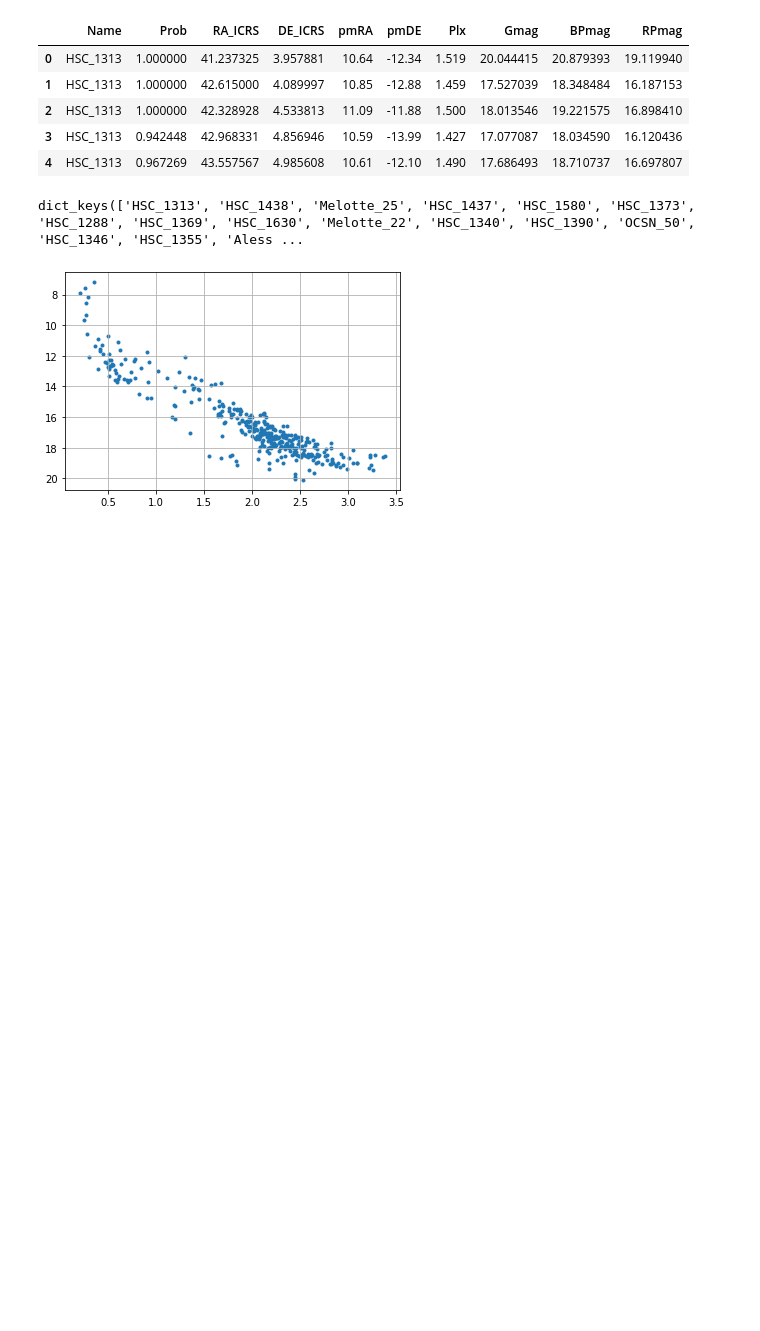
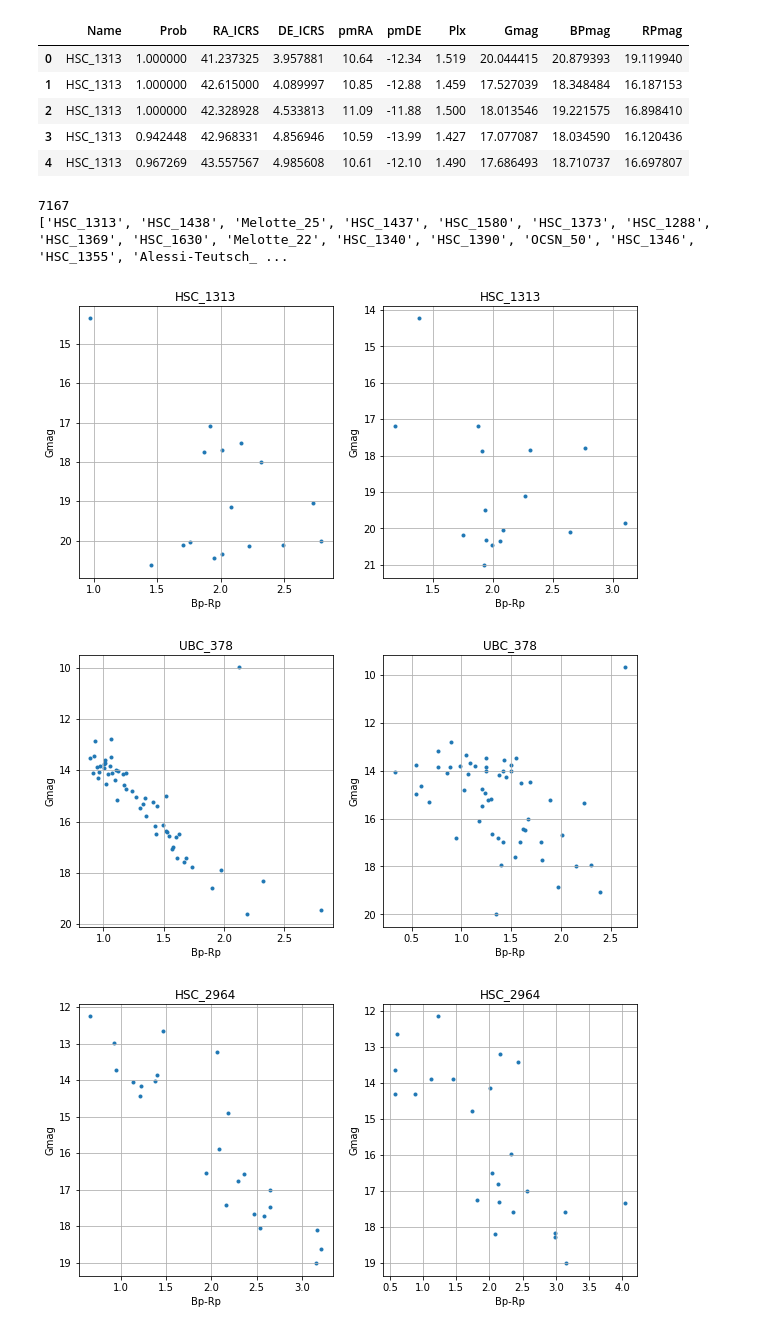
Before and after one commit to jdgv1709/Gaia-DR3-Proyecto-Teorico-20242, a Jupyter notebook: muestra_entrenamiento.ipynb, the cells around one changed output. Saved outputs shown, nothing was run; the diff lists cells and outputs as text; code cells hidden in the pictures; blank space fills up the shorter version.

Commit message:
Grafica+Error

```diff
--- a/muestra_entrenamiento.ipynb
+++ b/muestra_entrenamiento.ipynb
@@ -32,19 +33,50 @@ df.head()
 name_dataframes = {}
 
 for name in df['Name'].unique():
-    # Create a DataFrame for each unique name
     name_df = df[df['Name'] == name]
-
-    # Store the DataFrame in the dictionary with the name as the key
     name_dataframes[name] = name_df
-
-name_dataframes.keys()
-# %% [output]
-dict_keys(['HSC_1313', 'HSC_1438', 'Melotte_25', 'HSC_1437', 'HSC_1580', 'HSC_1373', 'HSC_1288', 'HSC_1369', 'HSC_1630', 'Melotte_22', 'HSC_1340', 'HSC_1390', 'OCSN_50', 'HSC_1346', 'HSC_1355', 'Aless ...
-# %%
-df1=name_dataframes["NGC_2244"]
-plt.scatter(df1["BPmag"]-df1["RPmag"],df1["Gmag"],marker=".")
-plt.gca().invert_yaxis()
-plt.grid(True)
-# %% [output]
-[figure, removed]
+# %%
+nombres_cumulos=name_dataframes.keys()
+print(len(nombres_cumulos))
+nombres_cumulos=list(nombres_cumulos)
+print(nombres_cumulos)
+# %% [output]
+7167
+['HSC_1313', 'HSC_1438', 'Melotte_25', 'HSC_1437', 'HSC_1580', 'HSC_1373', 'HSC_1288', 'HSC_1369', 'HSC_1630', 'Melotte_22', 'HSC_1340', 'HSC_1390', 'OCSN_50', 'HSC_1346', 'HSC_1355', 'Alessi-Teutsch_ ...
+# %%
+
+def graficar(nombre):
+    df1=name_dataframes[nombre]
+    fig, (ax1, ax2) = plt.subplots(1, 2, figsize=(10, 5))
+    ax1.scatter(df1["BPmag"]-df1["RPmag"],df1["Gmag"],marker=".")
+    ax1.grid(True)
+    ax1.set_xlabel("Bp-Rp")
+    ax1.set_ylabel("Gmag")
+    ax1.set_title(nombre)
+    ax1.invert_yaxis()
+
+    df2=df1.copy()
+    columns_to_add_noise = ["BPmag", "RPmag", "Gmag"]
+
+    noise_level = 0.3  # Standard deviation of the noise
+
+    for col in columns_to_add_noise:
+        if col in df.columns and pd.api.types.is_numeric_dtype(df2[col]):
+            noise = np.random.normal(0, noise_level, df2[col].shape)
+            df2[col] = df2[col] + noise
+
+    ax2.scatter(df2["BPmag"]-df2["RPmag"],df2["Gmag"],marker=".")
+    ax2.grid(True)
+    ax2.set_xlabel("Bp-Rp")
+    ax2.set_ylabel("Gmag")
+    ax2.set_title(nombre)
+    ax2.invert_yaxis()
+
+graficar('HSC_1313')
+graficar('UBC_378')
+graficar('HSC_2964')
+graficar("NGC_6425")
+# %% [output]
+[figure, added]
+[figure, added]
+[figure, added]
```
Also changed, not shown: parts of 2 cells of this notebook.
